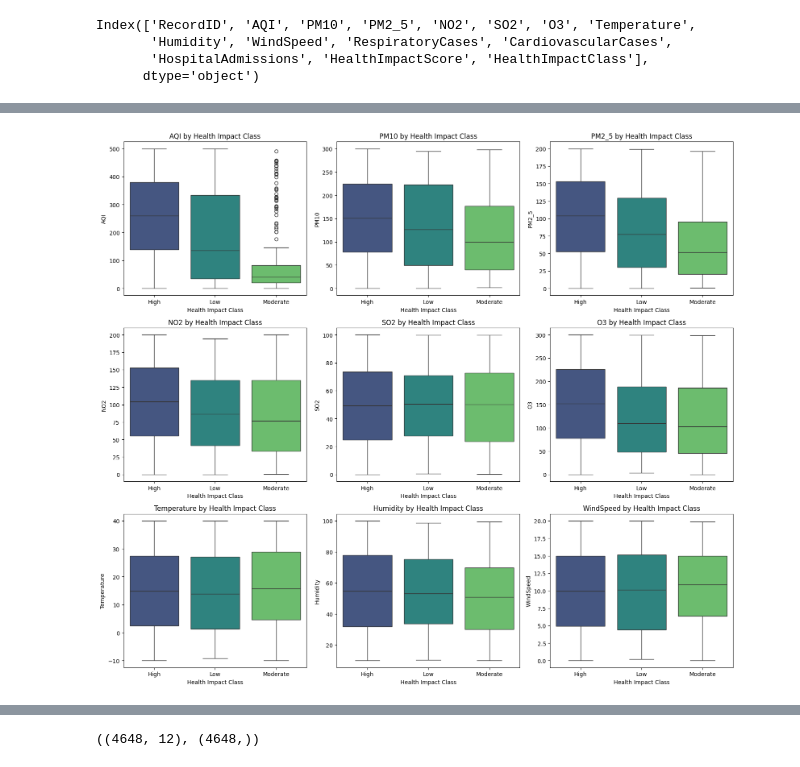
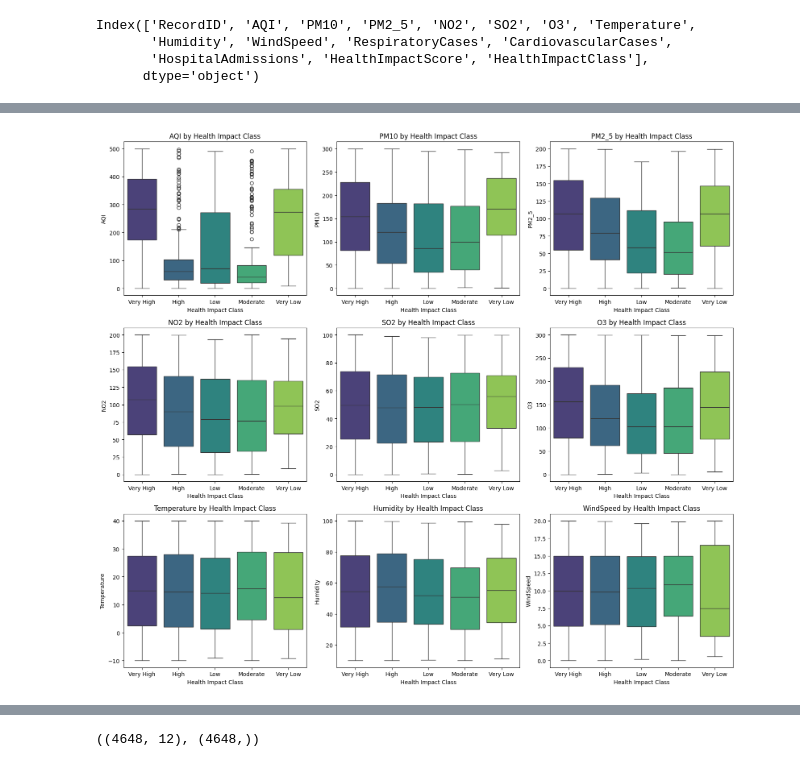
Before and after one commit to Veona-M/air-quality-health-impact, a Jupyter notebook: Air-quality-health-prediction.ipynb, the cells around one changed output, grey strips where cells are left out. Drawn from its saved outputs; the diff is of its cells as text; code cells hidden in the pictures.

```diff
--- a/Air-quality-health-prediction.ipynb
+++ b/Air-quality-health-prediction.ipynb
@@ -122,0 +116,28 @@ Name: count, dtype: int64
+# %%
+# Define the classes
+
+#HealthImpactScore: A score indicating the overall health impact based on air quality and other related factors, ranging from 0 to 100.
+# HealthImpactClass: Classification of the health impact based on the health impact score:
+# 0: 'Very High' (HealthImpactScore >= 80)
+# 1: 'High' (60 <= HealthImpactScore < 80)
+# 2: 'Moderate' (40 <= HealthImpactScore < 60)
+# 3: 'Low' (20 <= HealthImpactScore < 40)
+# 4: 'Very Low' (HealthImpactScore < 20)
+# Define the new class mapping
+def classify_health_impact(impact_class):
+  if impact_class==0:
+    return 'Very High'
+  elif impact_class==1:
+    return 'High'
+  elif impact_class==2:
+    return 'Moderate'
+  elif impact_class==3:
+    return 'Low'
+  else :
+    return 'Very Low'
+
+# Apply the classification
+air_df['HealthImpactClass_Label'] = air_df['HealthImpactClass'].apply(classify_health_impact)
+
+
+air_df[['HealthImpactClass','HealthImpactClass_Label']].head()
@@ -135,15 +160,17 @@ plt.show()
 # %%
-features = ['AQI', 'PM10', 'PM2_5', 'NO2', 'SO2', 'O3', 'Temperature', 'Humidity', 'WindSpeed']
+# Visualize distribution of indicators by class
+Indicators= ['AQI', 'PM10', 'PM2_5', 'NO2', 'SO2', 'O3','Temperature','Humidity', 'WindSpeed' ]
 
-# Boxplots for features by HealthImpactClass
 plt.figure(figsize=(16, 14))
-for i, feature in enumerate(features, 1):
+
+for i, Indicator in enumerate(Indicators, 1):
     plt.subplot(3, 3, i)
-    sns.boxplot(x='HealthImpactClass_New', y=feature, data=air_df, palette='viridis')
-    plt.title(f'{feature} by Health Impact Class')
+    sns.boxplot(x='HealthImpactClass_Label', y=Indicator, data=air_df, palette='viridis')
+    plt.title(f'{Indicator} by Health Impact Class')
     plt.xlabel('Health Impact Class')
-    plt.ylabel(feature)
+    plt.ylabel(Indicator)
+
 plt.tight_layout()
 plt.show()
 # %% [output]
-[figure, old version]
+[figure, new version]
```
Also changed, not shown: parts of 45 cells of this notebook.
